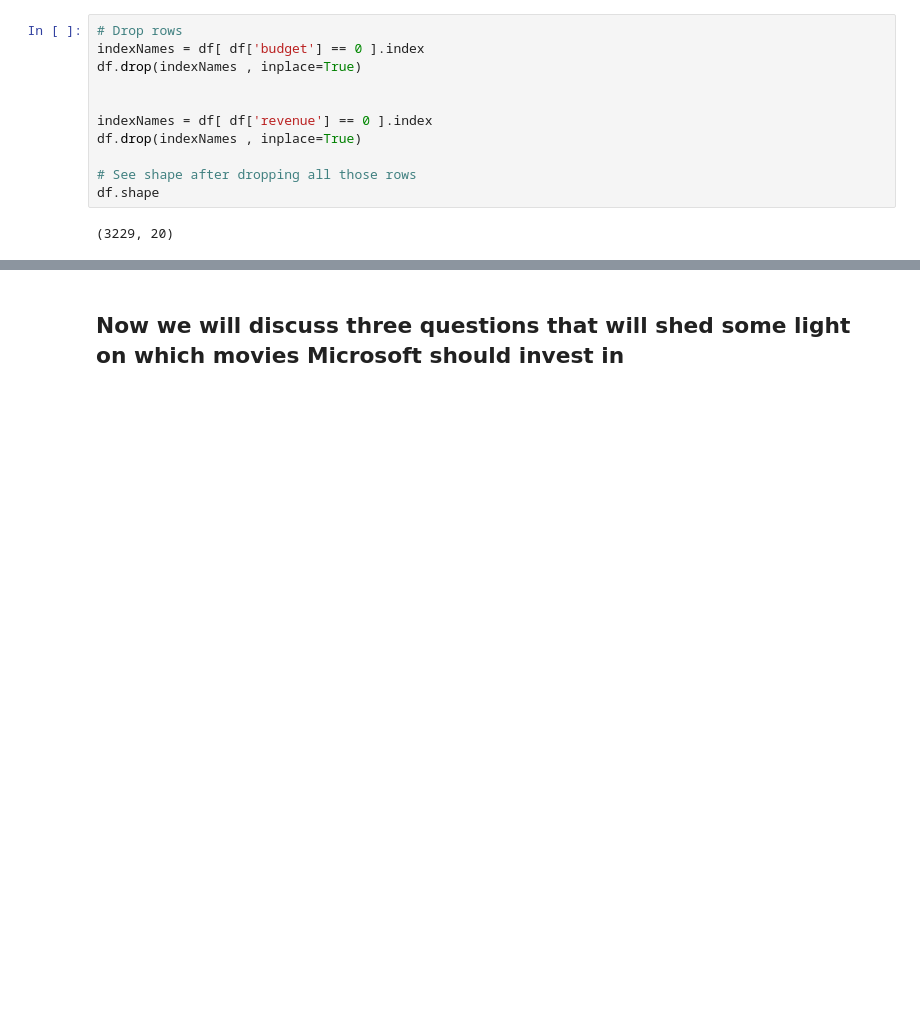
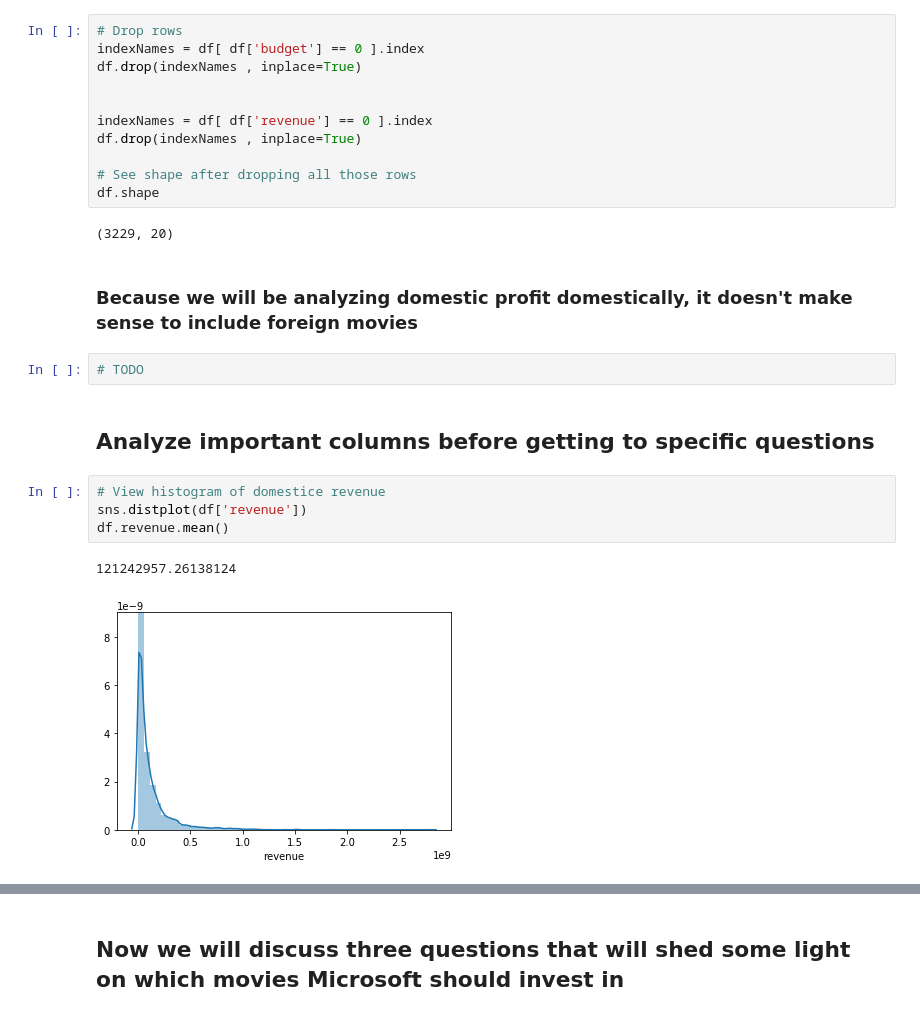
Before and after one commit to jhusney1/dsc-mod-1-project-v2-1-onl01-dtsc-ft-070620, a Jupyter notebook: student.ipynb, the cells around one changed output, grey strips where cells are left out. Drawn from its saved outputs; the diff is of its cells as text; blank space fills up the shorter version.

Commit message:
final updates, added 2 visuals

```diff
--- a/student.ipynb
+++ b/student.ipynb
@@ -106,3 +98,16 @@ df.drop(indexNames , inplace=True)
 df.shape
 # %% [output]
 (3229, 20)
+# %% [markdown]
+### Because we will be analyzing domestic profit domestically, it doesn't make sense to include foreign movies
+# %%
+# TODO
+# %% [markdown]
+## Analyze important columns before getting to specific questions
+# %%
+# View histogram of domestice revenue
+sns.distplot(df['revenue'])
+df.revenue.mean()
+# %% [output]
+121242957.26138124
+[figure, added]
```
Also changed, not shown: parts of 4 cells of this notebook.
